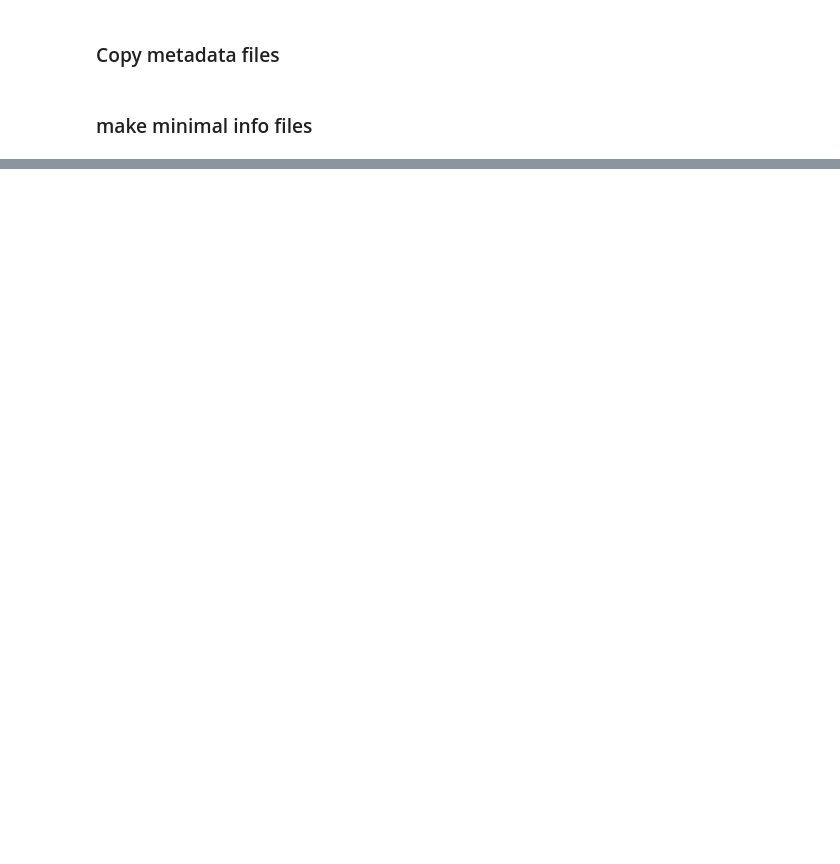
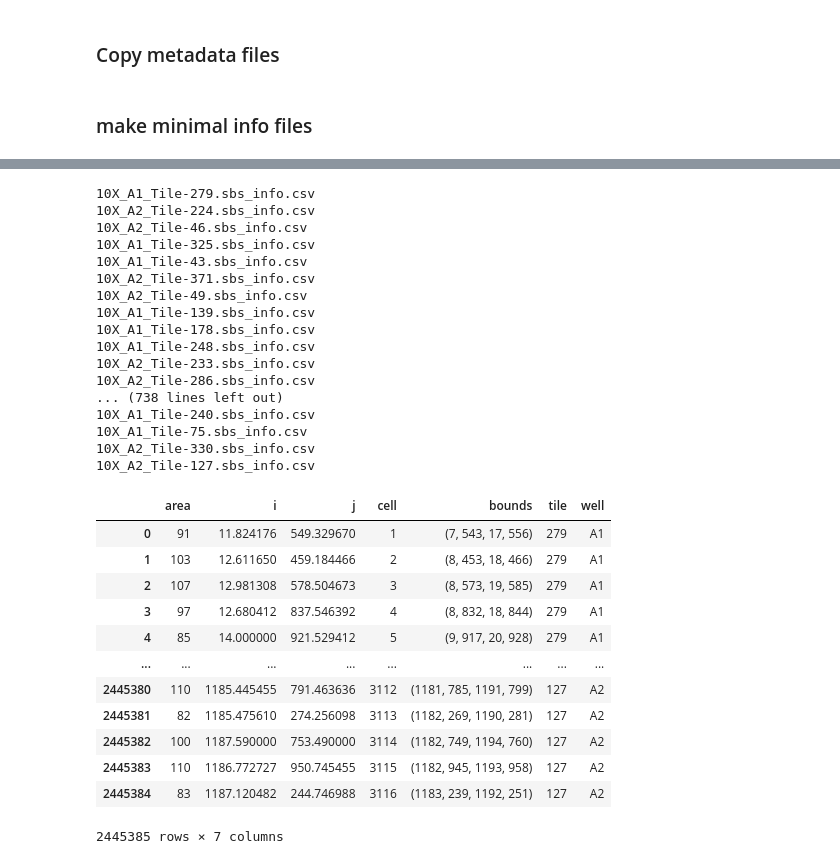
Before and after one commit to cheeseman-lab/brieflow, a Jupyter notebook: example_analysis/copy_denali_files.ipynb, the cells around one changed output, grey strips where cells are left out. Drawn from its saved outputs; the diff is of its cells as text; code cells hidden in the pictures; blank space fills up the shorter version.

```diff
--- a/example_analysis/copy_denali_files.ipynb
+++ b/example_analysis/copy_denali_files.ipynb
@@ -119,0 +166,59 @@ for sbs_info_fp in sbs_info_dir.iterdir():
+# %%
+sbs_info_dfs = []
+n=0
+
+sbs_info_dir = Path("/lab/barcheese01/screens/denali/process_sbs/tables/")
+for sbs_info_fp in sbs_info_dir.iterdir():
+    file_name = str(sbs_info_fp.name)
+    if "sbs_info" not in file_name:
+        continue
+    if "A1" in file_name or "A2" in file_name:
+        pass
+    else:
+        continue
+    print(file_name)
+
+    # Convert to string for matching
+    tile = int(file_name.split("Tile-")[1].split(".")[0])
+    sbs_info = pd.read_csv(sbs_info_fp)
+    sbs_info_dfs.append(sbs_info)
+
+    # n+=1
+    # if n==5:
+    #     break
+
+
+combined_sbs_info = pd.concat(sbs_info_dfs, ignore_index=True)
+combined_sbs_info.to_hdf('analysis_root/sbs_process/hdfs/sbs_info.hdf5', "x", mode="w")
+combined_sbs_info
+# %% [output]
+10X_A1_Tile-279.sbs_info.csv
+10X_A2_Tile-224.sbs_info.csv
+10X_A2_Tile-46.sbs_info.csv
+10X_A1_Tile-325.sbs_info.csv
+10X_A1_Tile-43.sbs_info.csv
+10X_A2_Tile-371.sbs_info.csv
+10X_A2_Tile-49.sbs_info.csv
+10X_A1_Tile-139.sbs_info.csv
+10X_A1_Tile-178.sbs_info.csv
+10X_A1_Tile-248.sbs_info.csv
+10X_A2_Tile-233.sbs_info.csv
+10X_A2_Tile-286.sbs_info.csv
+... (738 lines left out)
+10X_A1_Tile-240.sbs_info.csv
+10X_A1_Tile-75.sbs_info.csv
+10X_A2_Tile-330.sbs_info.csv
+10X_A2_Tile-127.sbs_info.csv
+|  | area | i | j | cell | bounds | tile | well |
+| 0 | 91 | 11.824176 | 549.329670 | 1 | (7, 543, 17, 556) | 279 | A1 |
+| 1 | 103 | 12.611650 | 459.184466 | 2 | (8, 453, 18, 466) | 279 | A1 |
+| 2 | 107 | 12.981308 | 578.504673 | 3 | (8, 573, 19, 585) | 279 | A1 |
+| 3 | 97 | 12.680412 | 837.546392 | 4 | (8, 832, 18, 844) | 279 | A1 |
+| 4 | 85 | 14.000000 | 921.529412 | 5 | (9, 917, 20, 928) | 279 | A1 |
+| ... | ... | ... | ... | ... | ... | ... | ... |
+| 2445380 | 110 | 1185.445455 | 791.463636 | 3112 | (1181, 785, 1191, 799) | 127 | A2 |
+| 2445381 | 82 | 1185.475610 | 274.256098 | 3113 | (1182, 269, 1190, 281) | 127 | A2 |
+| 2445382 | 100 | 1187.590000 | 753.490000 | 3114 | (1182, 749, 1194, 760) | 127 | A2 |
+| 2445383 | 110 | 1186.772727 | 950.745455 | 3115 | (1182, 945, 1193, 958) | 127 | A2 |
+| 2445384 | 83 | 1187.120482 | 244.746988 | 3116 | (1183, 239, 1192, 251) | 127 | A2 |
+2445385 rows × 7 columns
```
Also changed, not shown: parts of 4 cells of this notebook, 2 other files.
